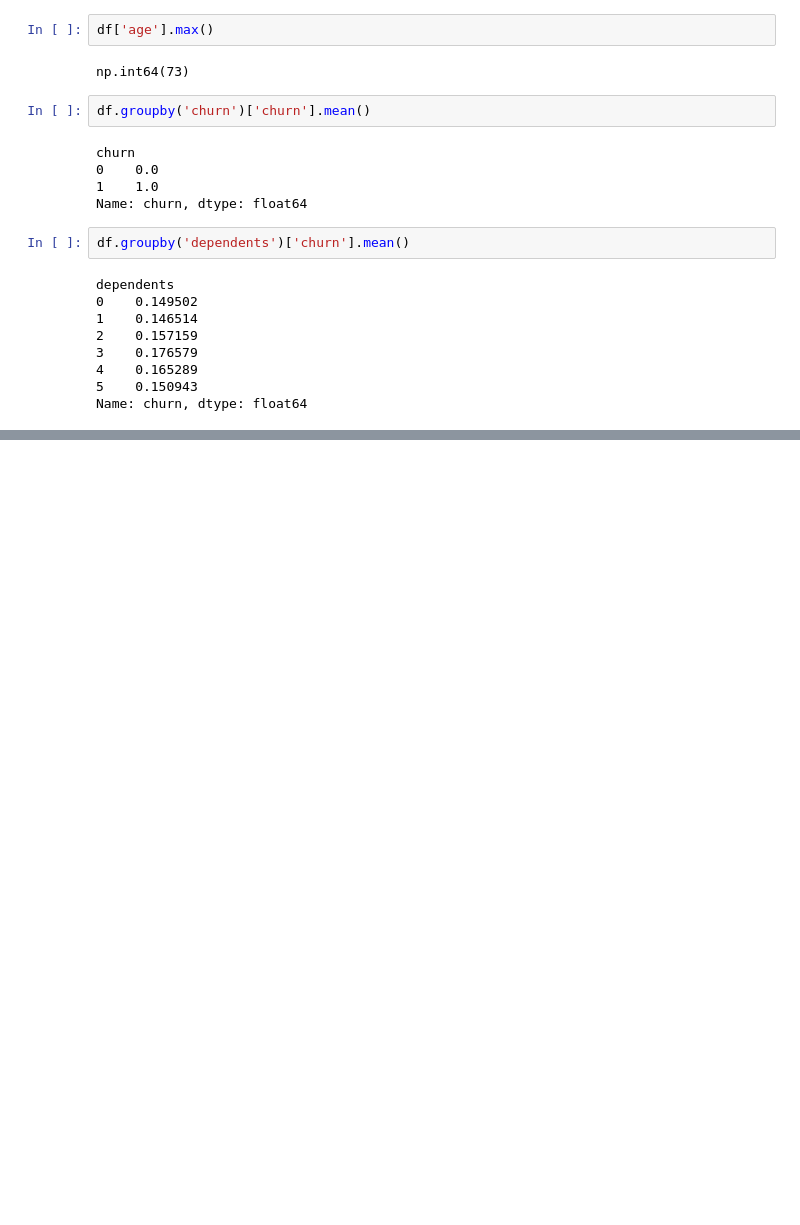
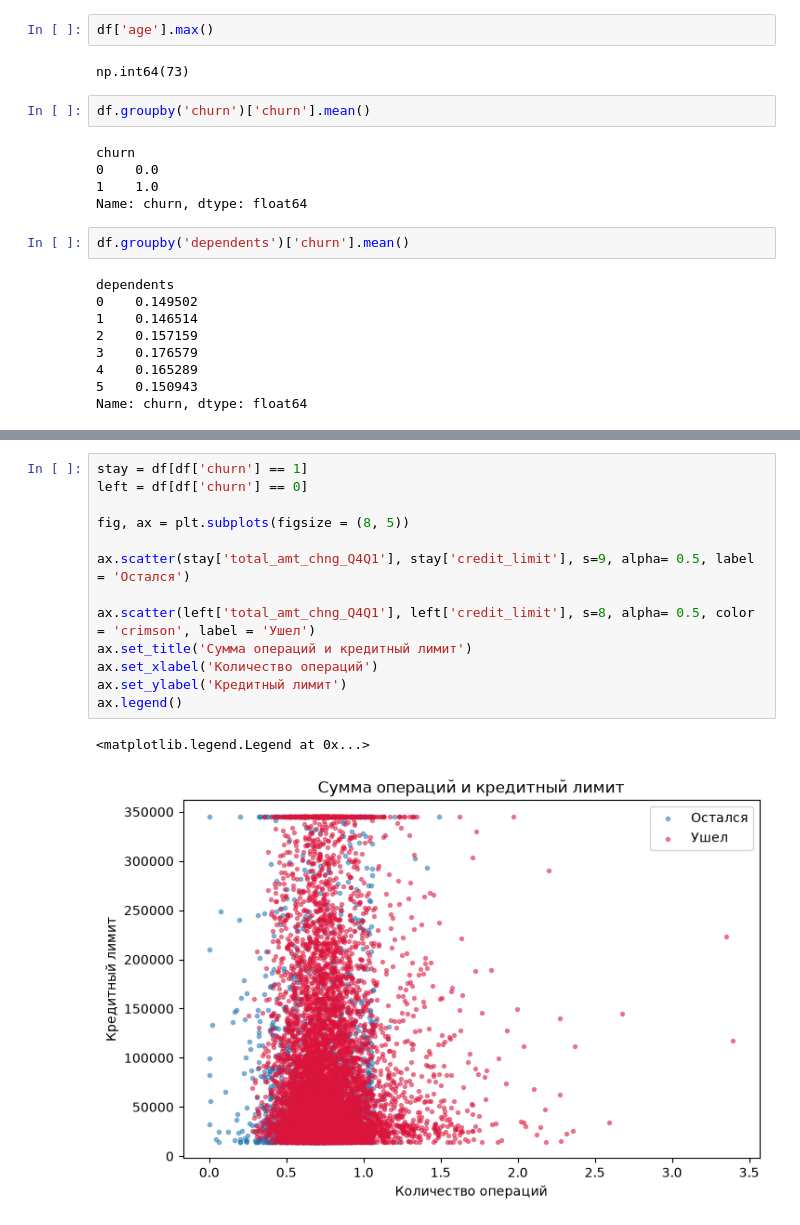
Before and after one commit to Kamil51890/data-science, a Jupyter notebook: Pandas_1.ipynb, the cells around one changed output, grey strips where cells are left out. Drawn from its saved outputs; the diff is of its cells as text; blank space fills up the shorter version.

```diff
--- a/Pandas_1.ipynb
+++ b/Pandas_1.ipynb
@@ -530,0 +562,16 @@ Name: churn, dtype: float64
+# %%
+stay = df[df['churn'] == 1]
+left = df[df['churn'] == 0]
+
+fig, ax = plt.subplots(figsize = (8, 5))
+
+ax.scatter(stay['total_amt_chng_Q4Q1'], stay['credit_limit'], s=9, alpha= 0.5, label = 'Остался')
+
+ax.scatter(left['total_amt_chng_Q4Q1'], left['credit_limit'], s=8, alpha= 0.5, color = 'crimson', label = 'Ушел')
+ax.set_title('Сумма операций и кредитный лимит')
+ax.set_xlabel('Количество операций')
+ax.set_ylabel('Кредитный лимит')
+ax.legend()
+# %% [output]
+<matplotlib.legend.Legend at 0x...>
+[figure, added]
```
Also changed, not shown: parts of 27 cells of this notebook.
